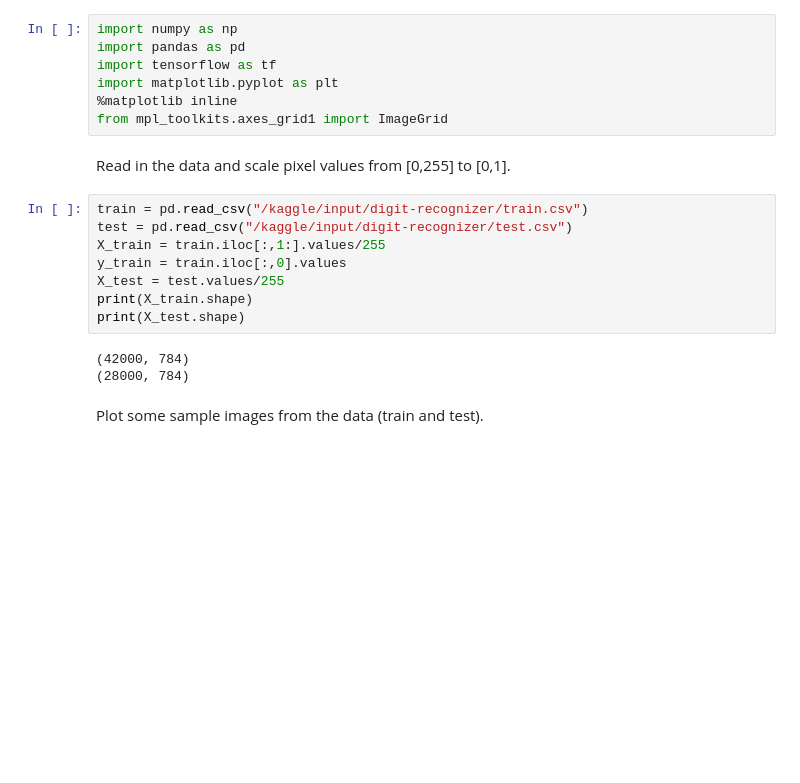
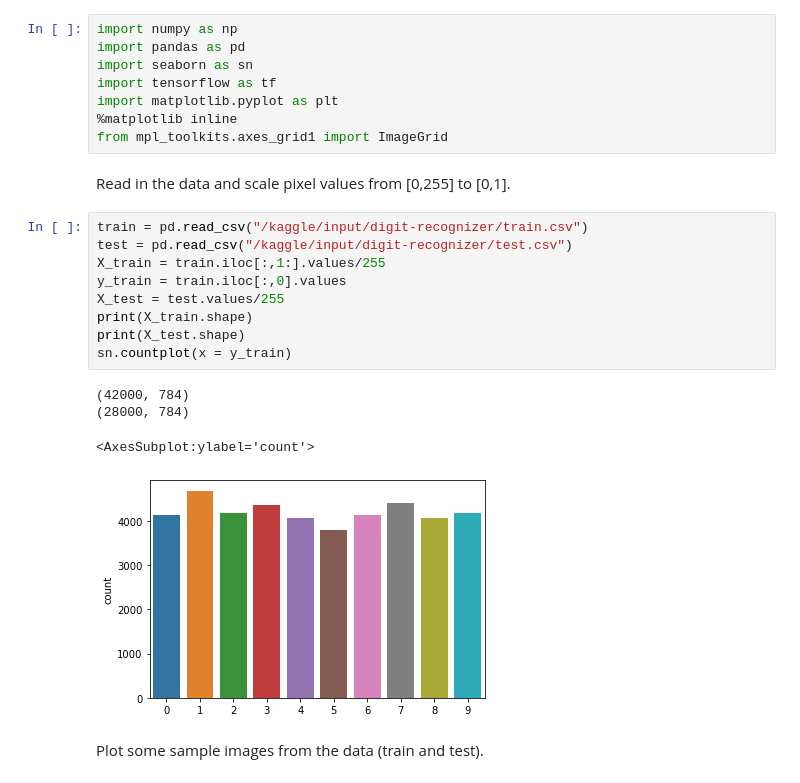
Before and after one commit to EricNeville/Kaggle-Digit-Recognizer, a Jupyter notebook: model.ipynb, the cells around one changed output. Saved outputs shown, nothing was run; the diff lists cells and outputs as text; blank space fills up the shorter version.

```diff
--- a/model.ipynb
+++ b/model.ipynb
@@ -1,6 +1,7 @@
 # %%
 import numpy as np
 import pandas as pd
+import seaborn as sn
 import tensorflow as tf
 import matplotlib.pyplot as plt
 %matplotlib inline
@@ -10,14 +11,17 @@ Read in the data and scale pixel values from [0,255] to [0,1].
 # %%
 train = pd.read_csv("/kaggle/input/digit-recognizer/train.csv")
 test = pd.read_csv("/kaggle/input/digit-recognizer/test.csv")
 X_train = train.iloc[:,1:].values/255
 y_train = train.iloc[:,0].values
 X_test = test.values/255
 print(X_train.shape)
 print(X_test.shape)
+sn.countplot(x = y_train)
 # %% [output]
 (42000, 784)
 (28000, 784)
+<AxesSubplot:ylabel='count'>
+[figure, added]
 # %% [markdown]
 Plot some sample images from the data (train and test).
 # %%
```
Also changed, not shown: parts of 13 cells of this notebook, 1 other file.
